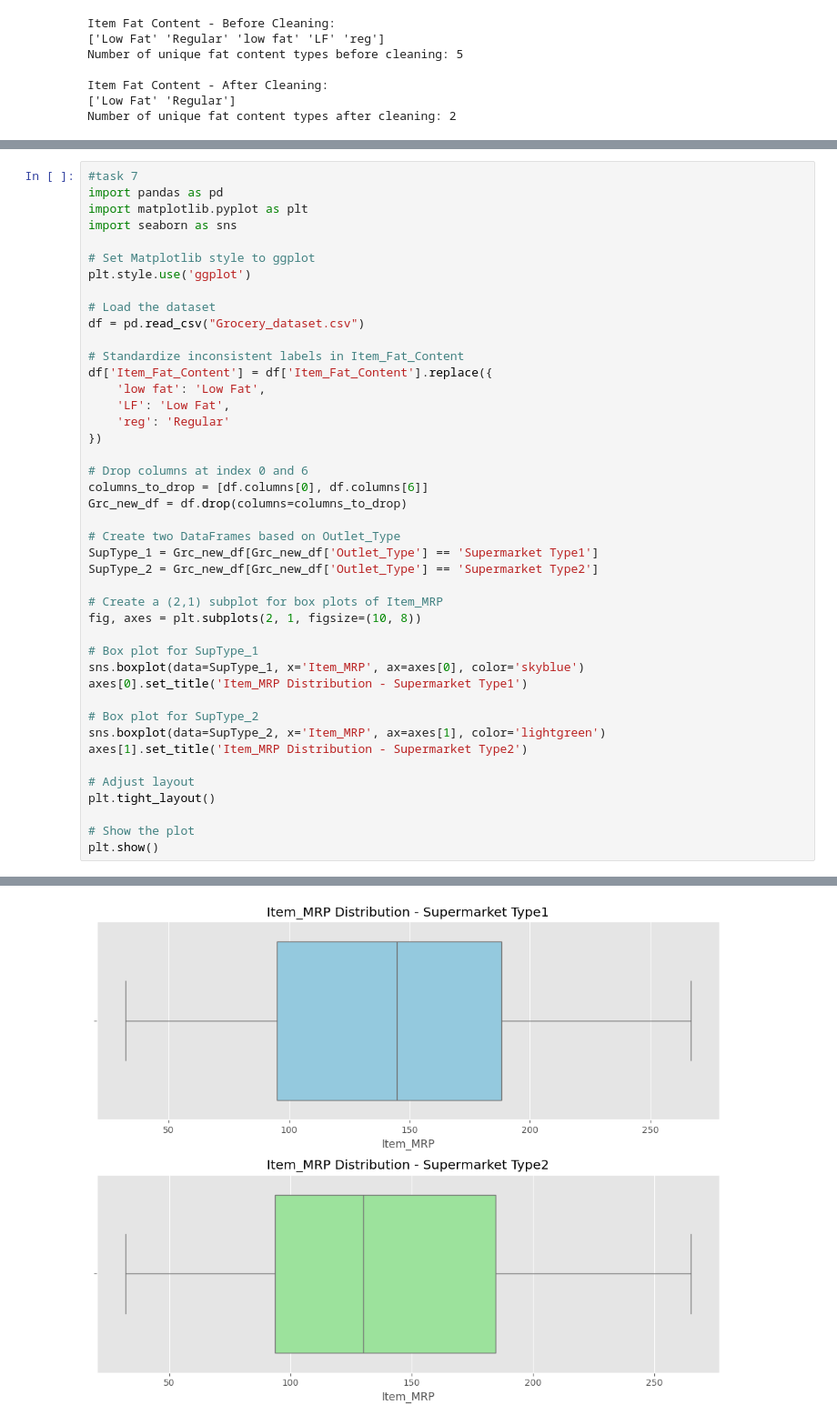
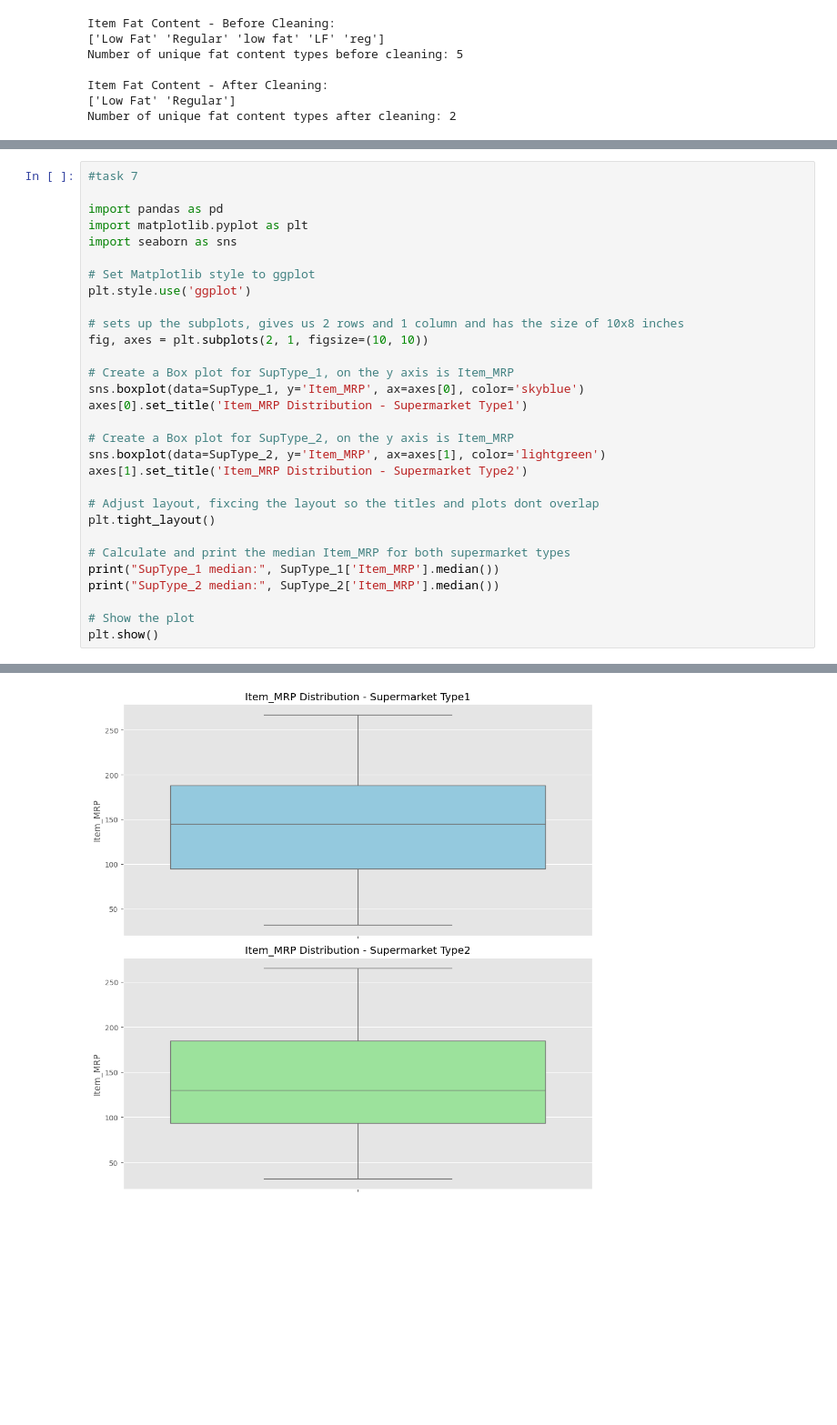
Before and after one commit to DAVE3625/Dave3625-Host-2025, a Jupyter notebook: Mandatory Assignments/MA1/oblig1.ipynb, the cells around one changed output, grey strips where cells are left out. Shown: that part at 91% size. Drawn from its saved outputs; the diff is of its cells as text; blank space fills up the shorter version.

```diff
--- a/Mandatory Assignments/MA1/oblig1.ipynb
+++ b/Mandatory Assignments/MA1/oblig1.ipynb
@@ -186,6 +194,7 @@ SupType_2 preview:
 | 32 | 18.700 | Low Fat | 0.000000 | Snack Foods | 256.6672 | 2009 | ... |
 # %%
 #task 7
+
 import pandas as pd
 import matplotlib.pyplot as plt
 import seaborn as sns
@@ -193,37 +202,23 @@ import seaborn as sns
 # Set Matplotlib style to ggplot
 plt.style.use('ggplot')
 
-# Load the dataset
-df = pd.read_csv("Grocery_dataset.csv")
+# sets up the subplots, gives us 2 rows and 1 column and has the size of 10x8 inches
+fig, axes = plt.subplots(2, 1, figsize=(10, 10))
 
-# Standardize inconsistent labels in Item_Fat_Content
-df['Item_Fat_Content'] = df['Item_Fat_Content'].replace({
-    'low fat': 'Low Fat',
-    'LF': 'Low Fat',
-    'reg': 'Regular'
-})
-
-# Drop columns at index 0 and 6
-columns_to_drop = [df.columns[0], df.columns[6]]
-Grc_new_df = df.drop(columns=columns_to_drop)
-
-# Create two DataFrames based on Outlet_Type
-SupType_1 = Grc_new_df[Grc_new_df['Outlet_Type'] == 'Supermarket Type1']
-SupType_2 = Grc_new_df[Grc_new_df['Outlet_Type'] == 'Supermarket Type2']
-
-# Create a (2,1) subplot for box plots of Item_MRP
-fig, axes = plt.subplots(2, 1, figsize=(10, 8))
-
-# Box plot for SupType_1
-sns.boxplot(data=SupType_1, x='Item_MRP', ax=axes[0], color='skyblue')
+# Create a Box plot for SupType_1, on the y axis is Item_MRP
+sns.boxplot(data=SupType_1, y='Item_MRP', ax=axes[0], color='skyblue')
 axes[0].set_title('Item_MRP Distribution - Supermarket Type1')
 
-# Box plot for SupType_2
-sns.boxplot(data=SupType_2, x='Item_MRP', ax=axes[1], color='lightgreen')
+# Create a Box plot for SupType_2, on the y axis is Item_MRP
+sns.boxplot(data=SupType_2, y='Item_MRP', ax=axes[1], color='lightgreen')
 axes[1].set_title('Item_MRP Distribution - Supermarket Type2')
 
-# Adjust layout
+# Adjust layout, fixcing the layout so the titles and plots dont overlap
 plt.tight_layout()
+
+# Calculate and print the median Item_MRP for both supermarket types
+print("SupType_1 median:", SupType_1['Item_MRP'].median())
+print("SupType_2 median:", SupType_2['Item_MRP'].median())
 
 # Show the plot
 plt.show()
@@ -231,4 +228,4 @@ plt.show()
-[figure, old version]
+[figure, new version]
 # %%
 #task 8
 import pandas as pd
```
Also changed, not shown: parts of 7 cells of this notebook.
